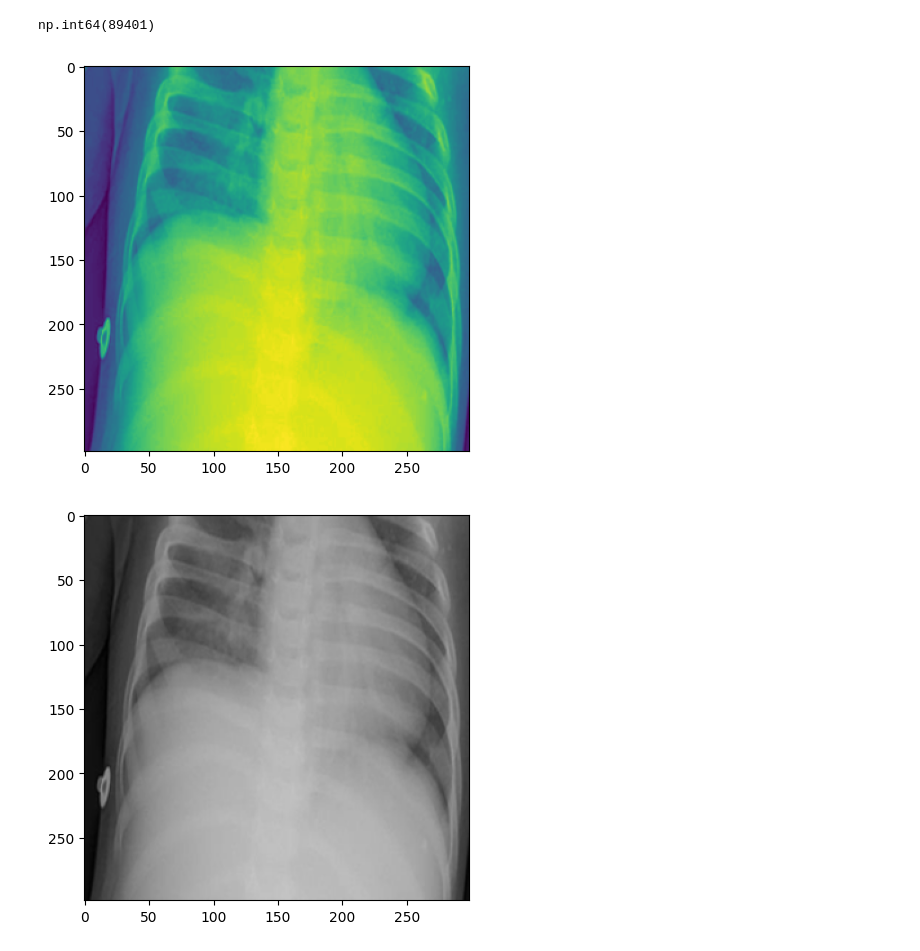
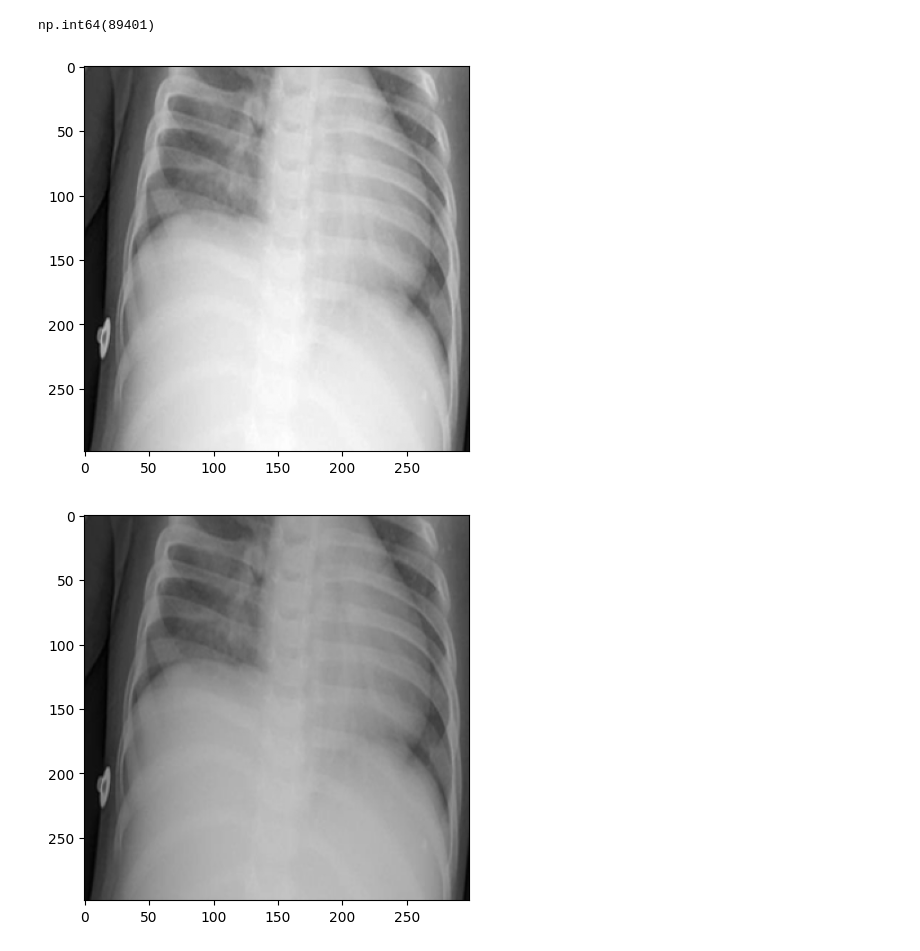
Before and after one commit to L-Poca/DS_COVID, a Jupyter notebook: notebooks/data_augmentation/over_sampling.ipynb, the cells around one changed output. Cells and saved outputs as stored; diff of their text form; code cells hidden in the pictures.

```diff
--- a/notebooks/data_augmentation/over_sampling.ipynb
+++ b/notebooks/data_augmentation/over_sampling.ipynb
@@ -247,13 +247,12 @@ for intrus_id in intrus[:5]:
         img_array = np.array(im)
         #img_array.shape = im.size[1], im.size[0], 1  # Assurer que l'image est en RGB
         if img_array.ndim > 1 :
-            x = np.random.randint(0, img_array.shape[0] - 1)
-            y = np.random.randint(0, img_array.shape[1] - 1)
-            first_channel = img_array[x, y, 0]
-            second_channel = img_array[x, y, 1]
-            third_channel = img_array[x, y, 2]
 
-            print(f"Image {img_name} - Canaux : {first_channel}, {second_channel}, {third_channel}")
+            first_channel = img_array[:, :, 0]
+            second_channel = img_array[:, :, 1]
+            third_channel = img_array[:, :, 2]
+
+            print(f"Image {img_name} \n \n - Canaux : premier {first_channel}, \n \n second {second_channel}, \n \n troisième {third_channel}")
 
 
 
@@ -292,10 +302,10 @@ array([[[80, 80, 80],
 np.int64(89401)
 # %%
 plt.figure(figsize=(10, 5))
-plt.imshow(img_array[:,:,0])
+plt.imshow(img_array[:,:,0], cmap = 'gray')
 plt.show()
 # %% [output]
-[figure, old version]
+[figure, new version]
 # %%
 plt.figure(figsize=(10, 5))
 plt.imshow(img_array)
```
Also changed, not shown: parts of 13 cells of this notebook.
